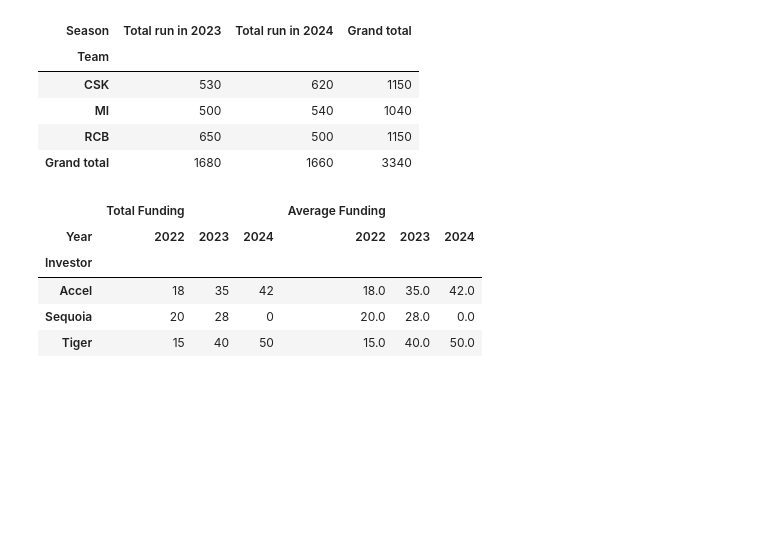
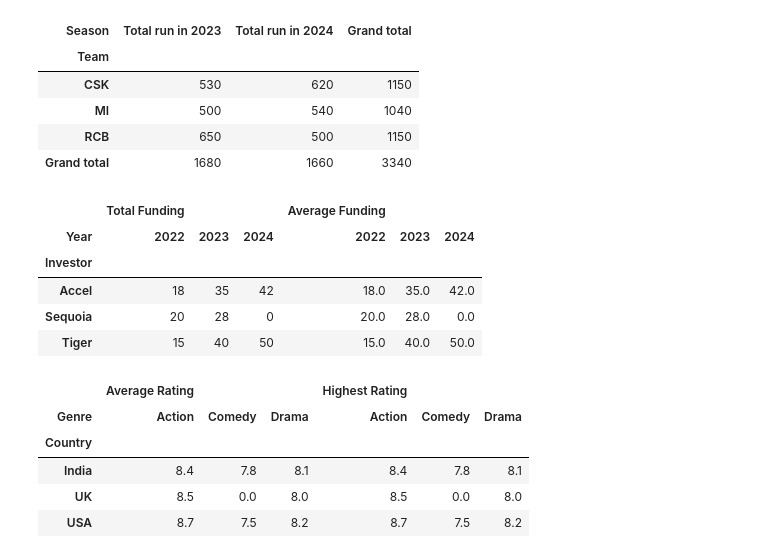
Before and after one commit to mukundnaramesh2605/ai-ml-course-bootcamp, a Jupyter notebook: Pandas/pivot_table.ipynb, the cells around one changed output. Saved outputs shown, nothing was run; the diff lists cells and outputs as text; code cells hidden in the pictures; blank space fills up the shorter version.

Commit message:
# Problem 7: Netflix Analytics
# Problem 7: Netflix Analytics

```diff
--- a/Pandas/pivot_table.ipynb
+++ b/Pandas/pivot_table.ipynb
@@ -588,3 +588,43 @@ pt
 | Accel | 18 | 35 | 42 | 18.0 | 35.0 | 42.0 |
 | Sequoia | 20 | 28 | 0 | 20.0 | 28.0 | 0.0 |
 | Tiger | 15 | 40 | 50 | 15.0 | 40.0 | 50.0 |
+# %%
+import pandas as pd
+
+# ==========================================================
+# Problem 7: Netflix Analytics
+#
+# Business Requirement:
+#
+# Compare the average IMDb rating
+# of every genre in each country.
+#
+# Also display the highest rating.
+# ==========================================================
+
+df = pd.DataFrame({
+    "Genre":["Action","Drama","Comedy","Action",
+             "Drama","Comedy","Action","Drama"],
+    "Country":["India","India","USA","USA",
+               "USA","India","UK","UK"],
+    "Rating":[8.4,8.1,7.5,8.7,
+              8.2,7.8,8.5,8.0]
+})
+
+# index = Country
+# columns = Genre
+# values = Rating
+# aggfunc = [mean,max]
+# fill_value = 0
+# margins =
+# margins_name =
+pt = pd.pivot_table(df,index='Country',columns='Genre',values='Rating',aggfunc=['mean','max'],fill_value=0)
+pt = pt.rename(columns={'mean': "Average Rating",'max':"Highest Rating"})
+pt
+# %% [output]
+|  | Average Rating |  |  | Highest Rating |  |  |
+| Genre | Action | Comedy | Drama | Action | Comedy | Drama |
+| Country |  |  |  |  |  |  |
+| India | 8.4 | 7.8 | 8.1 | 8.4 | 7.8 | 8.1 |
+| UK | 8.5 | 0.0 | 8.0 | 8.5 | 0.0 | 8.0 |
+| USA | 8.7 | 7.5 | 8.2 | 8.7 | 7.5 | 8.2 |
```
